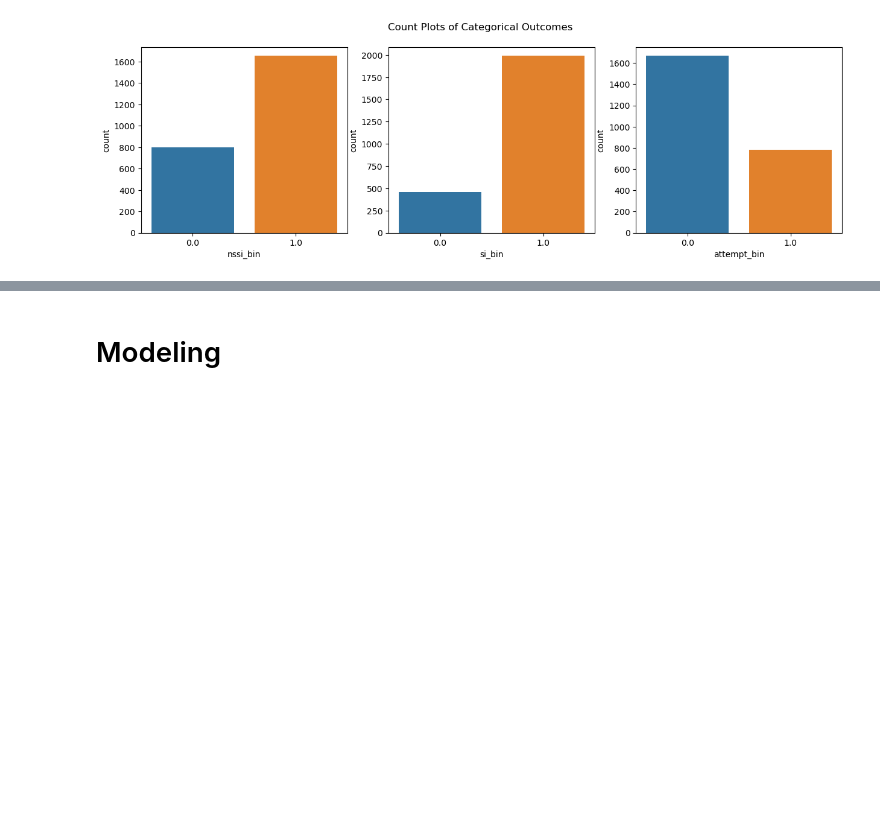
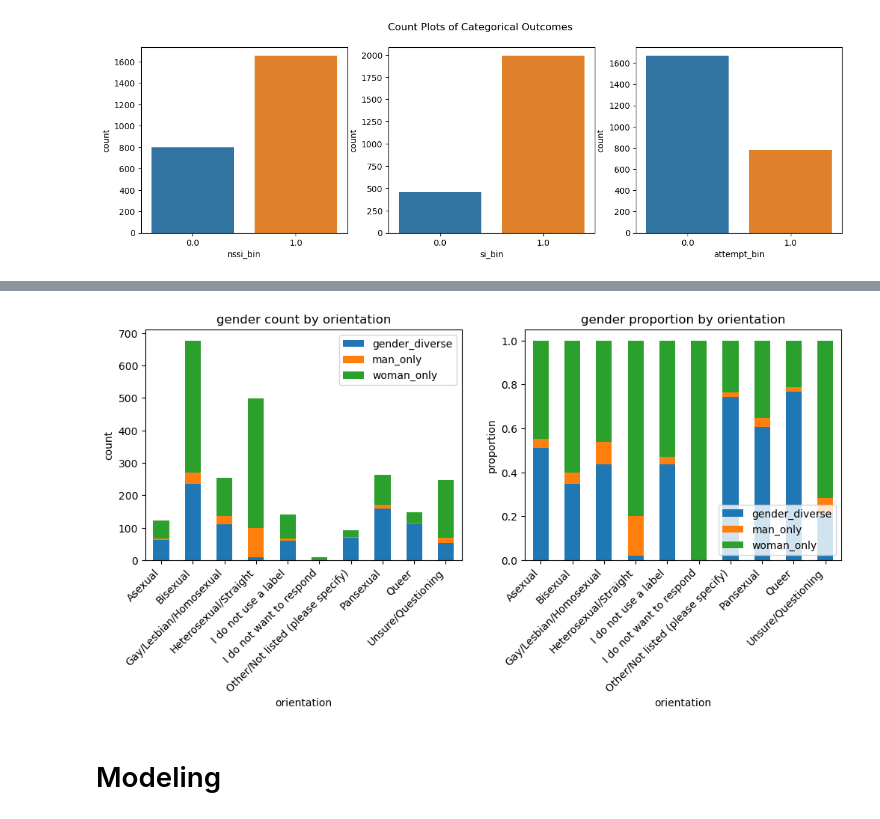
Before and after one commit to NRKako/machine_learning, a Jupyter notebook: self_harm.ipynb, the cells around one changed output, grey strips where cells are left out. Saved outputs shown, nothing was run; the diff lists cells and outputs as text; code cells hidden in the pictures; blank space fills up the shorter version.

```diff
--- a/self_harm.ipynb
+++ b/self_harm.ipynb
@@ -455,3 +479,27 @@ predictors.to_csv('predictors.csv', index=False)
+# %%
+# examining distribution of gender by orientation
+cross_tab_orient_gender = pd.crosstab(index=predictors['orientation'], columns=predictors['gender'])
+cross_tab_orient_gender_norm = pd.crosstab(index=predictors['orientation'], columns=predictors['gender'], normalize="index")
+
+fig, axes = plt.subplots(1, 2, figsize=(12, 4))
+
+cross_tab_orient_gender.plot(ax=axes[0], kind='bar', stacked=True)
+axes[0].legend(loc="upper right", ncol=1)
+axes[0].set_xlabel("orientation")
+axes[0].set_ylabel("count")
+axes[0].set_xticklabels(axes[0].get_xticklabels(), rotation=45, ha='right')
+axes[0].set_title("gender count by orientation")
+
+cross_tab_orient_gender_norm.plot(ax=axes[1], kind='bar', stacked=True)
+axes[1].legend(loc="lower right", ncol=1)
+axes[1].set_xlabel("orientation")
+axes[1].set_ylabel("proportion")
+axes[1].set_xticklabels(axes[0].get_xticklabels(), rotation=45, ha='right')
+axes[1].set_title("gender proportion by orientation")
+
+None
+# %% [output]
+[figure, added]
 # %% [markdown]
 # Modeling
 # %% [markdown]
```
Also changed, not shown: parts of 1 cell of this notebook.
